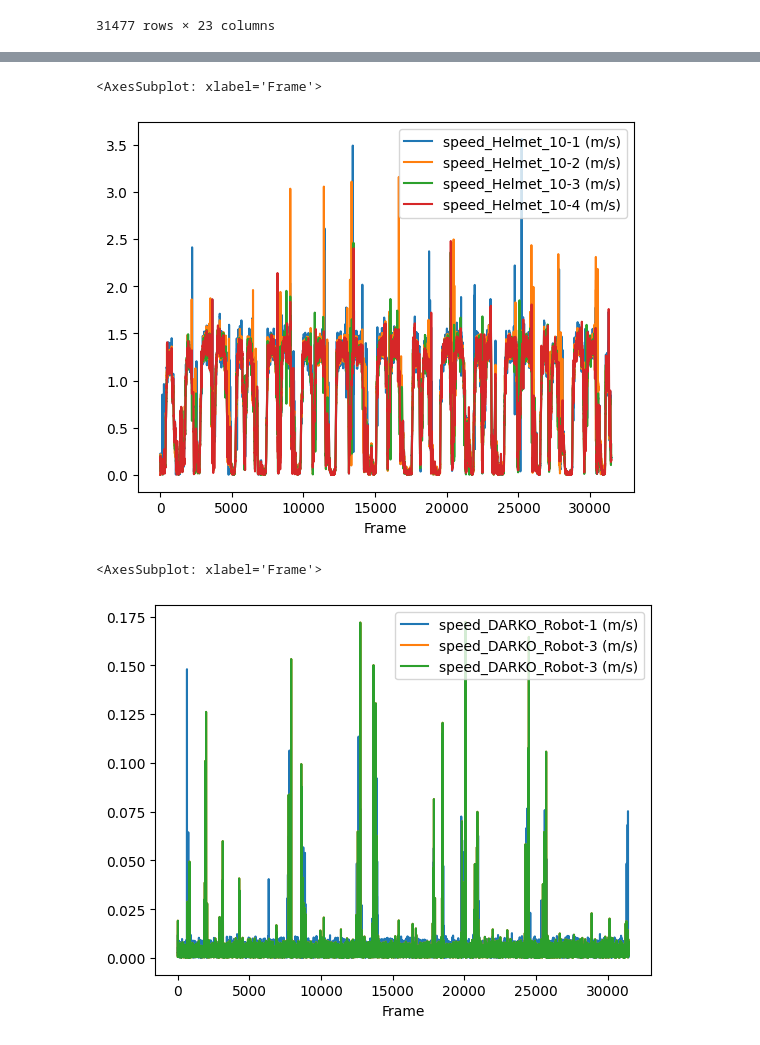
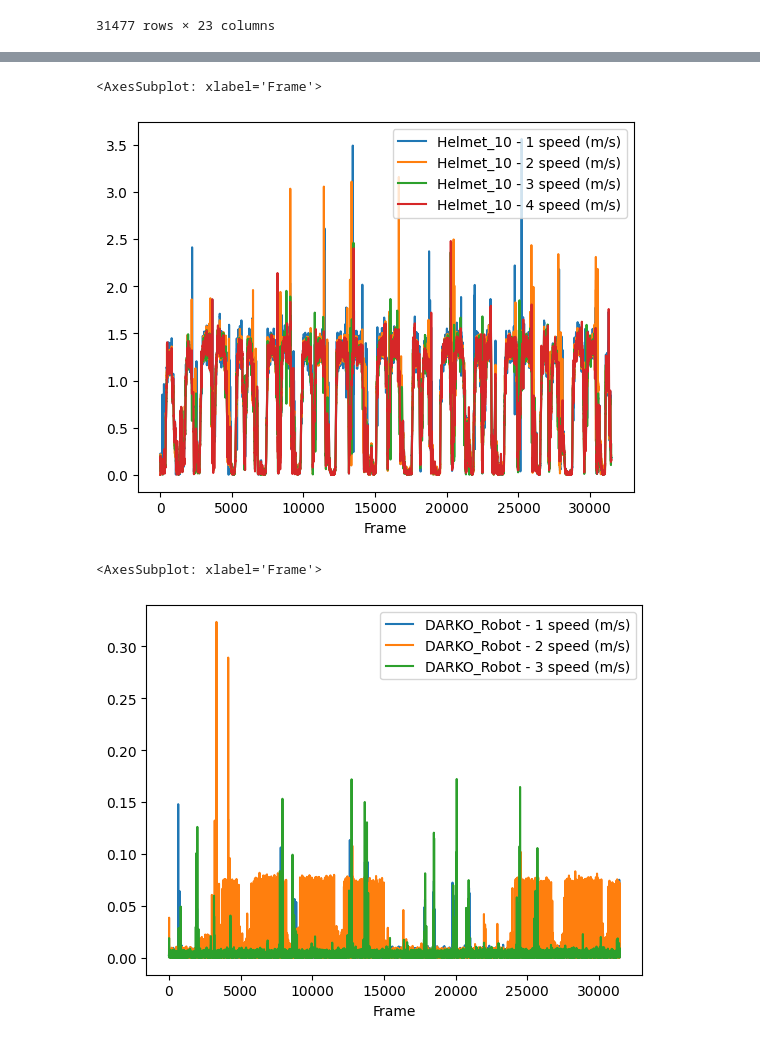
Before and after one commit to tmralmeida/magni-dash, a Jupyter notebook: runbooks/3-profiles.ipynb, the cells around one changed output, grey strips where cells are left out. Cells and saved outputs as stored; diff of their text form; code cells hidden in the pictures.

Commit message:
refactoring load/preprocessing, best marker raw

```diff
--- a/runbooks/3-profiles.ipynb
+++ b/runbooks/3-profiles.ipynb
@@ -56,7 +56,6 @@ processed_df
 | 31477 | 314.76 | 1.181451 | -0.352524 | 0.619249 | 0.266471 | ... |
 31477 rows × 23 columns
 # %%
-
 class SpatioTemporalFeatures:
     @staticmethod
     def get_delta_columns(input_df: pd.DataFrame):
@@ -91,11 +90,7 @@ class SpatioTemporalFeatures:
         delta_df = SpatioTemporalFeatures.get_delta_columns(out_df)
         speed_dfs = []
         for element in element_name:
-            element_pat = (
-                r"DARKO_Robot - (\d) "
-                if element == "Darko_Robot" or element == "DARKO"
-                else rf"{element} - (\d).*"
-            )
+            element_pat = rf"{element} - (\d).*"
             elements_disp = delta_df.groupby(
                 delta_df.columns.str.extract(element_pat, expand=False),
                 axis=1,
@@ -105,8 +100,6 @@ class SpatioTemporalFeatures:
                 delta_df.loc[:, [f"{time_col_name}_delta"]]
             )
 
-            # print(elements_disp)
-
             elements_disp = elements_disp.rename_axis(None, axis=1)
 
             disp_cols = elements_disp.columns[
@@ -114,7 +107,7 @@ class SpatioTemporalFeatures:
             ]
             n_markers = len(disp_cols)
             speed_cols = [
-                f"{out_col_name}_{element}-{i} (m/s)" for i in range(1, n_markers + 1)
+                f"{element} - {i} {out_col_name} (m/s)" for i in range(1, n_markers + 1)
             ]
             elements_disp.loc[:, speed_cols] = (
                 elements_disp[disp_cols]
@@ -125,7 +118,6 @@ class SpatioTemporalFeatures:
             speed_dfs.append(elements_disp)
         speed_df = pd.concat(speed_dfs, axis=1, ignore_index=False)
 
-
         return speed_df
 # %%
 speed_df = SpatioTemporalFeatures.get_speed(
@@ -160,24 +152,24 @@ Index(['Helmet_10 - 1 X_delta', 'Helmet_10 - 1 Y_delta', '1_displacement',
 speed_df.reset_index().plot(
     x="Frame",
     y=[
-        "speed_Helmet_10-1 (m/s)",
-        "speed_Helmet_10-2 (m/s)",
-        "speed_Helmet_10-3 (m/s)",
-        "speed_Helmet_10-4 (m/s)",
+        "Helmet_10 - 1 speed (m/s)",
+        "Helmet_10 - 2 speed (m/s)",
+        "Helmet_10 - 3 speed (m/s)",
+        "Helmet_10 - 4 speed (m/s)",
     ],
 )
 # %% [output]
 <AxesSubplot: xlabel='Frame'>
-[figure, old version]
+[figure, new version]
 # %%
 speed_df.reset_index().plot(
     x="Frame",
     y=[
-        "speed_DARKO_Robot-1 (m/s)",
-        "speed_DARKO_Robot-3 (m/s)",
-        "speed_DARKO_Robot-3 (m/s)",
+        "DARKO_Robot - 1 speed (m/s)",
+        "DARKO_Robot - 2 speed (m/s)",
+        "DARKO_Robot - 3 speed (m/s)",
     ],
 )
 # %% [output]
 <AxesSubplot: xlabel='Frame'>
-[figure, old version]
+[figure, new version]
```
Also changed, not shown: parts of 2 cells of this notebook, 8 other files.
